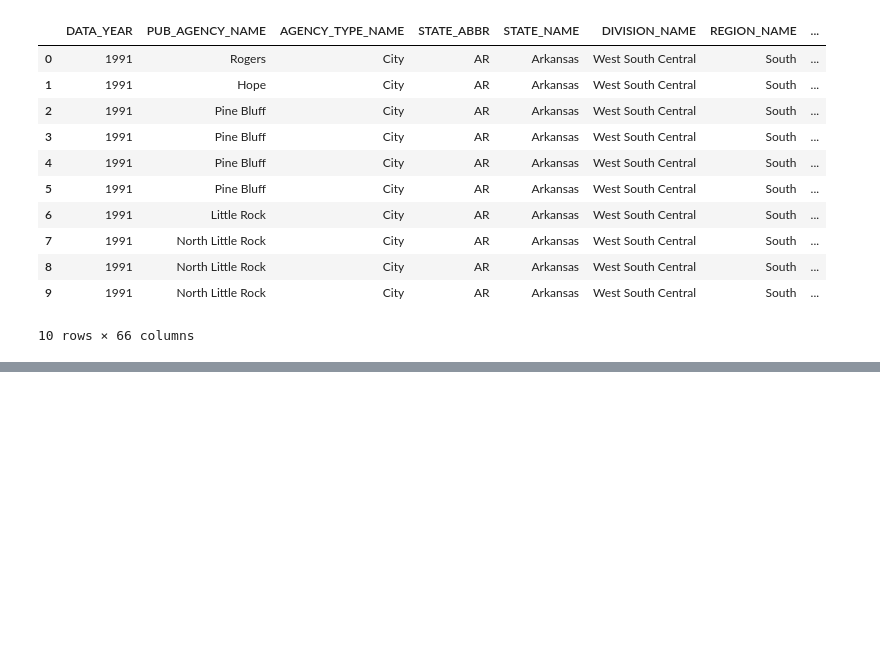
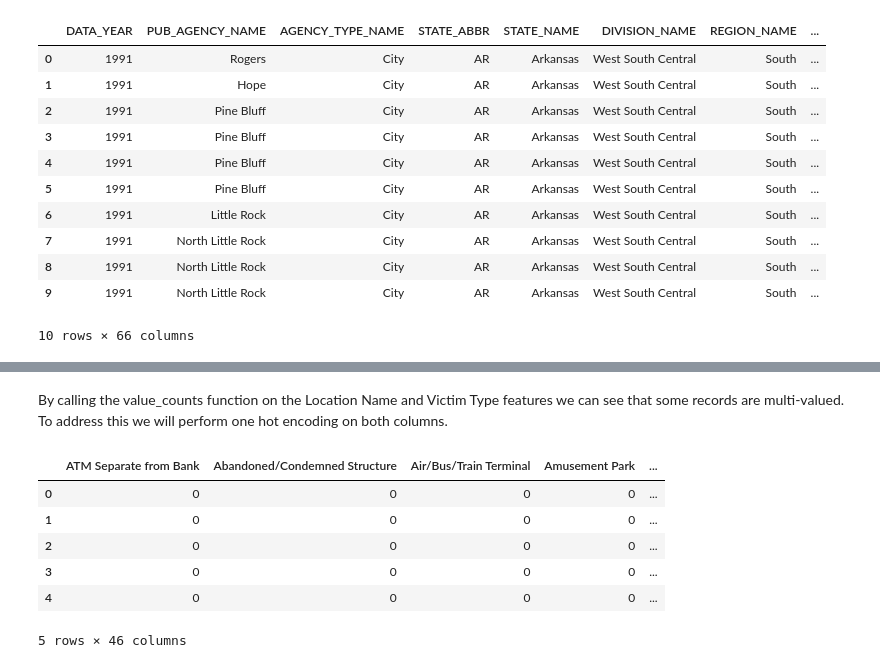
Before and after one commit to alphonso-a/big-data-project, a Jupyter notebook: Mita.ipynb, the cells around one changed output, grey strips where cells are left out. Drawn from its saved outputs; the diff is of its cells as text; code cells hidden in the pictures; blank space fills up the shorter version.

```diff
--- a/Mita.ipynb
+++ b/Mita.ipynb
@@ -164,0 +226,13 @@ data.head(10)
+# %% [markdown]
+By calling the value_counts function on the Location Name and Victim Type features we can see that some records are multi-valued. To address this we will perform one hot encoding on both columns.
+# %%
+df_loc_1hot = data['LOCATION_NAME'].str.get_dummies(sep=";")
+df_loc_1hot.head()
+# %% [output]
+|  | ATM Separate from Bank | Abandoned/Condemned Structure | Air/Bus/Train Terminal | Amusement Park | ... |
+| 0 | 0 | 0 | 0 | 0 | ... |
+| 1 | 0 | 0 | 0 | 0 | ... |
+| 2 | 0 | 0 | 0 | 0 | ... |
+| 3 | 0 | 0 | 0 | 0 | ... |
+| 4 | 0 | 0 | 0 | 0 | ... |
+5 rows × 46 columns
```
Also changed, not shown: parts of 9 cells of this notebook.
